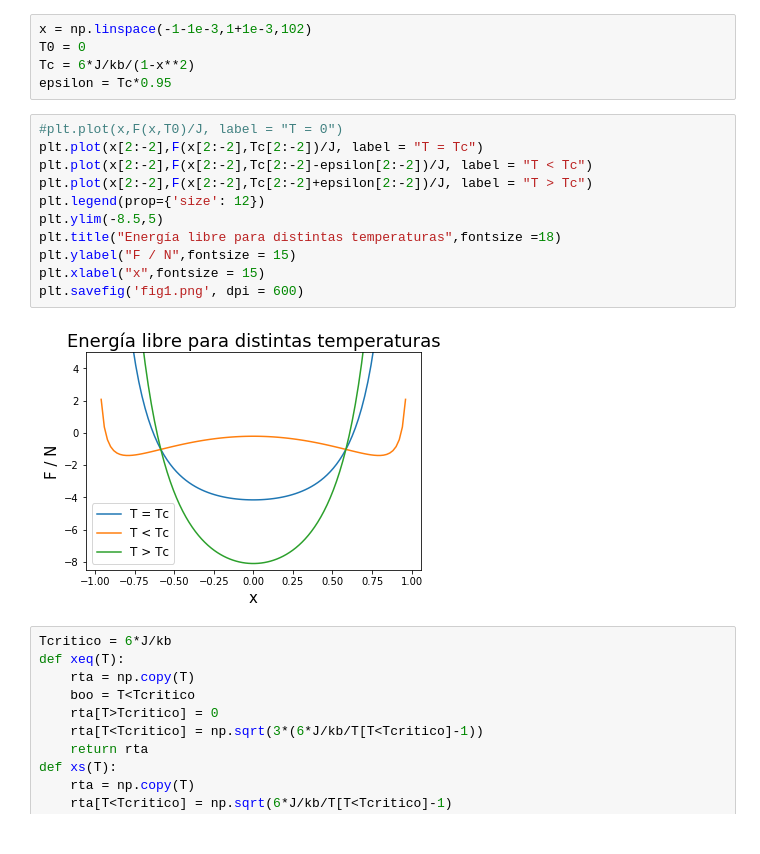
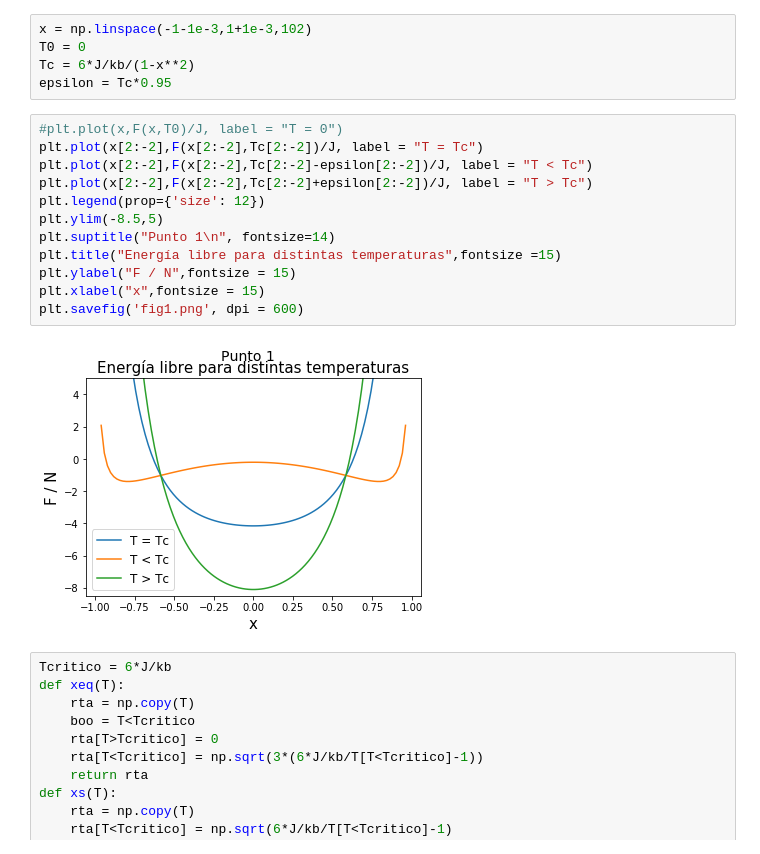
Before and after one commit to ClarkGuilty/2019, a Jupyter notebook: Codigo/ExamenFinalMec.Estadistica.ipynb, the cells around one changed output. Cells and saved outputs as stored; diff of their text form.

```diff
--- a/Codigo/ExamenFinalMec.Estadistica.ipynb
+++ b/Codigo/ExamenFinalMec.Estadistica.ipynb
@@ -43,16 +44,17 @@ epsilon = Tc*0.95
 # %%
 #plt.plot(x,F(x,T0)/J, label = "T = 0")
 plt.plot(x[2:-2],F(x[2:-2],Tc[2:-2])/J, label = "T = Tc")
 plt.plot(x[2:-2],F(x[2:-2],Tc[2:-2]-epsilon[2:-2])/J, label = "T < Tc")
 plt.plot(x[2:-2],F(x[2:-2],Tc[2:-2]+epsilon[2:-2])/J, label = "T > Tc")
 plt.legend(prop={'size': 12})
 plt.ylim(-8.5,5)
-plt.title("Energía libre para distintas temperaturas",fontsize =18)
+plt.suptitle("Punto 1\n", fontsize=14)
+plt.title("Energía libre para distintas temperaturas",fontsize =15)
 plt.ylabel("F / N",fontsize = 15)
 plt.xlabel("x",fontsize = 15)
 plt.savefig('fig1.png', dpi = 600)
 # %% [output]
-[figure, old version]
+[figure, new version]
 # %%
 Tcritico = 6*J/kb
 def xeq(T):
```
Also changed, not shown: parts of 6 cells of this notebook, 4 other files.
